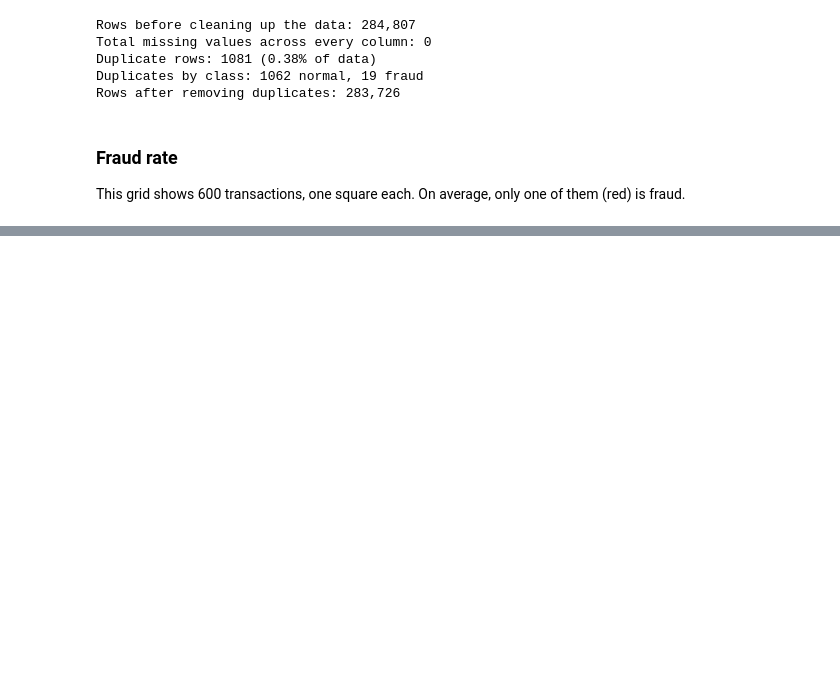
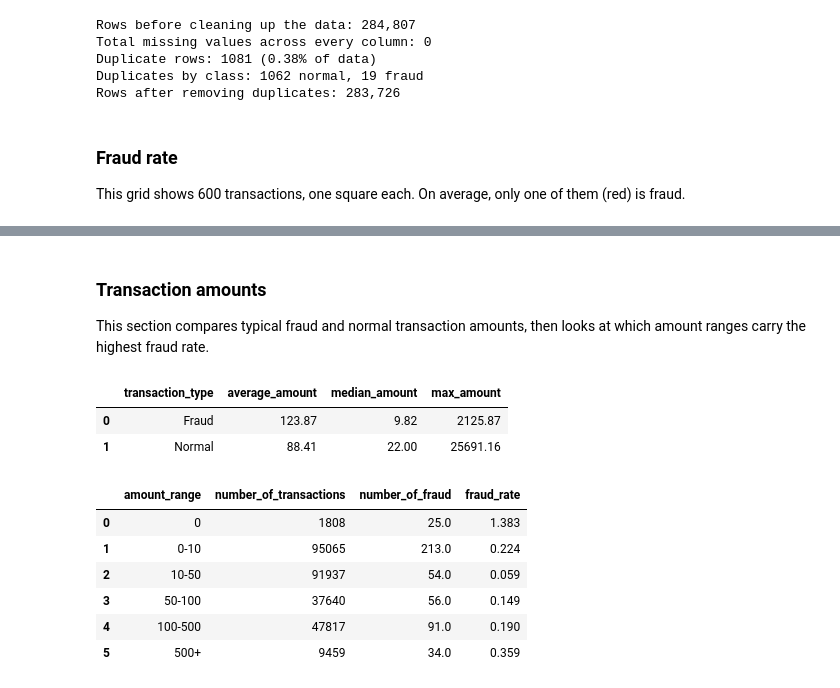
Before and after one commit to Leviano1/fraud-detection-analysis, a Jupyter notebook: notebooks/01_exploration.ipynb, the cells around one changed output, grey strips where cells are left out. Saved outputs shown, nothing was run; the diff lists cells and outputs as text; code cells hidden in the pictures; blank space fills up the shorter version.

```diff
--- a/notebooks/01_exploration.ipynb
+++ b/notebooks/01_exploration.ipynb
@@ -83,0 +84,44 @@ plt.show()
+# %% [markdown]
+### Transaction amounts
+This section compares typical fraud and normal transaction amounts, then looks at which amount ranges carry the highest fraud rate.
+# %%
+q("""
+SELECT
+    CASE WHEN Class = 1 THEN 'Fraud' ELSE 'Normal' END AS transaction_type,
+    ROUND(AVG(Amount), 2) AS average_amount,
+    ROUND(MEDIAN(Amount), 2) AS median_amount,
+    ROUND(MAX(Amount), 2) AS max_amount
+FROM transactions
+GROUP BY transaction_type
+""")
+# %% [output]
+|  | transaction_type | average_amount | median_amount | max_amount |
+| 0 | Fraud | 123.87 | 9.82 | 2125.87 |
+| 1 | Normal | 88.41 | 22.00 | 25691.16 |
+# %%
+by_amount_range = q("""
+SELECT
+    CASE
+        WHEN Amount = 0 THEN '0'
+        WHEN Amount < 10 THEN '0-10'
+        WHEN Amount < 50 THEN '10-50'
+        WHEN Amount < 100 THEN '50-100'
+        WHEN Amount < 500 THEN '100-500'
+        ELSE '500+'
+    END AS amount_range,
+    COUNT(*) AS number_of_transactions,
+    SUM(Class) AS number_of_fraud,
+    ROUND(100.0 * SUM(Class) / COUNT(*), 3) AS fraud_rate
+FROM transactions
+GROUP BY amount_range
+ORDER BY MIN(Amount)
+""")
+by_amount_range
+# %% [output]
+|  | amount_range | number_of_transactions | number_of_fraud | fraud_rate |
+| 0 | 0 | 1808 | 25.0 | 1.383 |
+| 1 | 0-10 | 95065 | 213.0 | 0.224 |
+| 2 | 10-50 | 91937 | 54.0 | 0.059 |
+| 3 | 50-100 | 37640 | 56.0 | 0.149 |
+| 4 | 100-500 | 47817 | 91.0 | 0.190 |
+| 5 | 500+ | 9459 | 34.0 | 0.359 |
```
Also changed, not shown: parts of 4 cells of this notebook.
